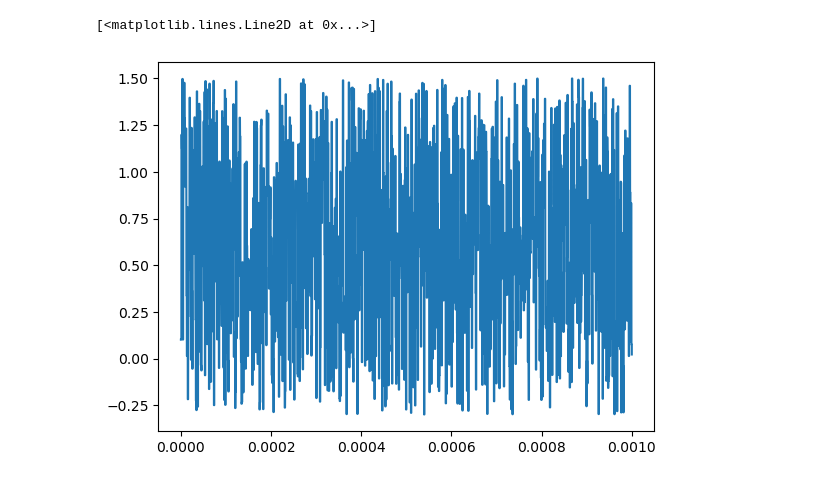
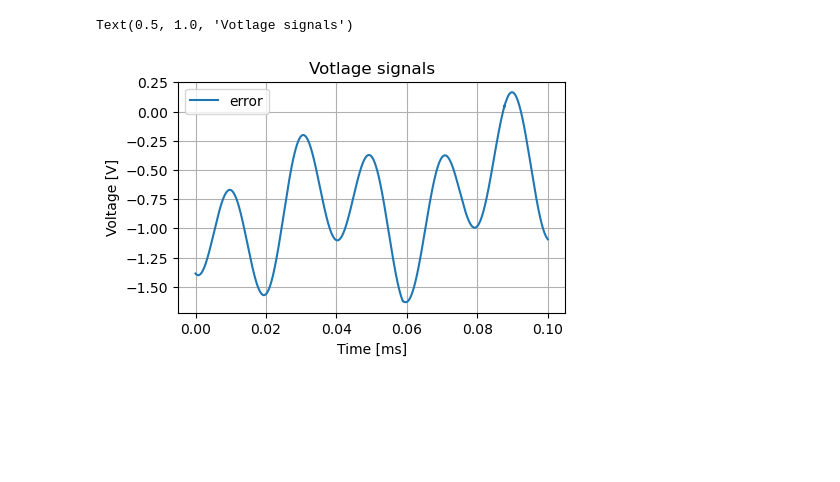
Before and after one commit to AlejandroJuarezLora/SNN_IPN, a Jupyter notebook: sim_results/tb_4x4_modular_proc.ipynb, the cells around one changed output. Drawn from its saved outputs; the diff is of its cells as text; code cells hidden in the pictures; blank space fills up the shorter version.

```diff
--- a/sim_results/tb_4x4_modular_proc.ipynb
+++ b/sim_results/tb_4x4_modular_proc.ipynb
@@ -75,5 +75,12 @@ Text(0.5, 1.0, 'Votlage signals')
-# %%
-plt.plot(time, vin)
-# %% [output]
-[<matplotlib.lines.Line2D at 0x...>]
-[figure, removed]
+# %%
+fig, ax = plt.subplots(1, figsize=(5,3))
+
+ax.plot(time*1000, hx - x, label = "error")
+ax.legend()
+ax.grid()
+ax.set_xlabel("Time [ms]")
+ax.set_ylabel("Voltage [V]")
+ax.set_title("Votlage signals")
+# %% [output]
+Text(0.5, 1.0, 'Votlage signals')
+[figure, added]
```
Also changed, not shown: parts of 5 cells of this notebook, 11 other files.
